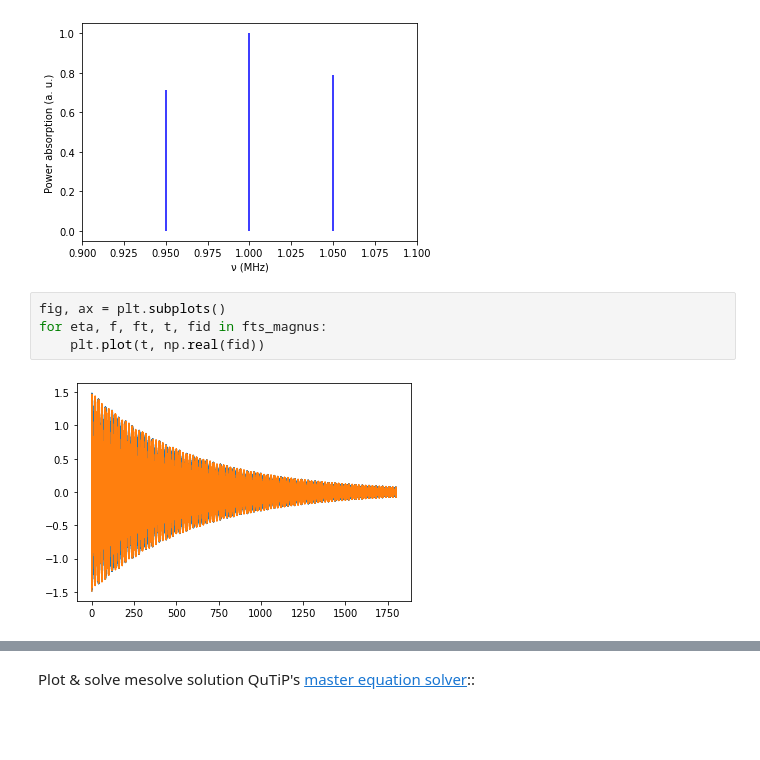
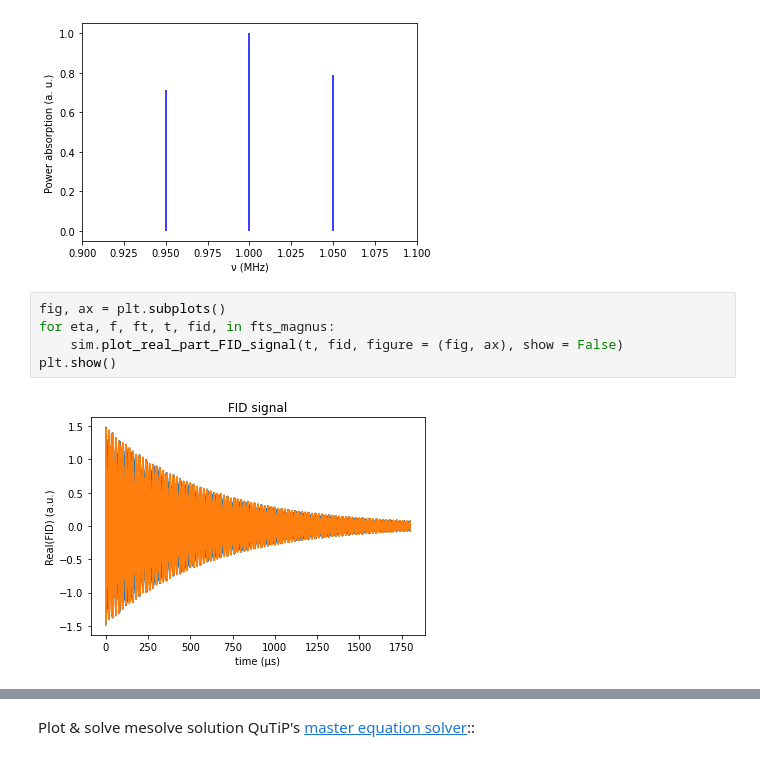
Before and after one commit to vemiBGH/PULSEE, a Jupyter notebook: demos/Quadrupolar_Coupling_Demo_PULSEE_3Solvers.ipynb, the cells around one changed output, grey strips where cells are left out. Saved outputs shown, nothing was run; the diff lists cells and outputs as text; blank space fills up the shorter version.

```diff
--- a/demos/Quadrupolar_Coupling_Demo_PULSEE_3Solvers.ipynb
+++ b/demos/Quadrupolar_Coupling_Demo_PULSEE_3Solvers.ipynb
@@ -101,7 +101,8 @@ _ = sim.plot_power_absorption_spectrum(f, p, xlim=[.9, 1.1])
 [figure]
 # %%
 fig, ax = plt.subplots()
-for eta, f, ft, t, fid in fts_magnus:
-	plt.plot(t, np.real(fid))
+for eta, f, ft, t, fid, in fts_magnus:
+    sim.plot_real_part_FID_signal(t, fid, figure = (fig, ax), show = False)
+plt.show()
 # %% [output]
-[figure, old version]
+[figure, new version]
```
Also changed, not shown: parts of 9 cells of this notebook, 1 other file.
